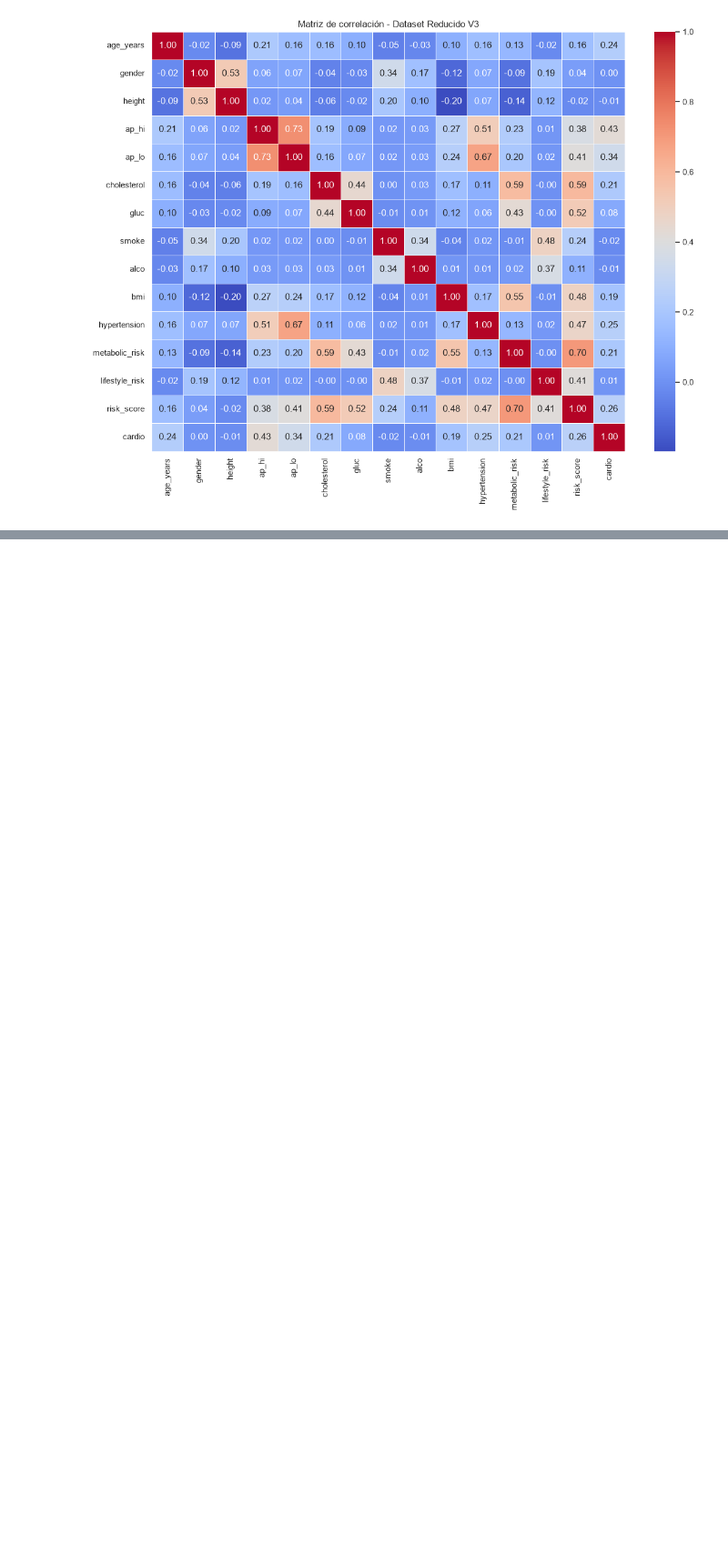
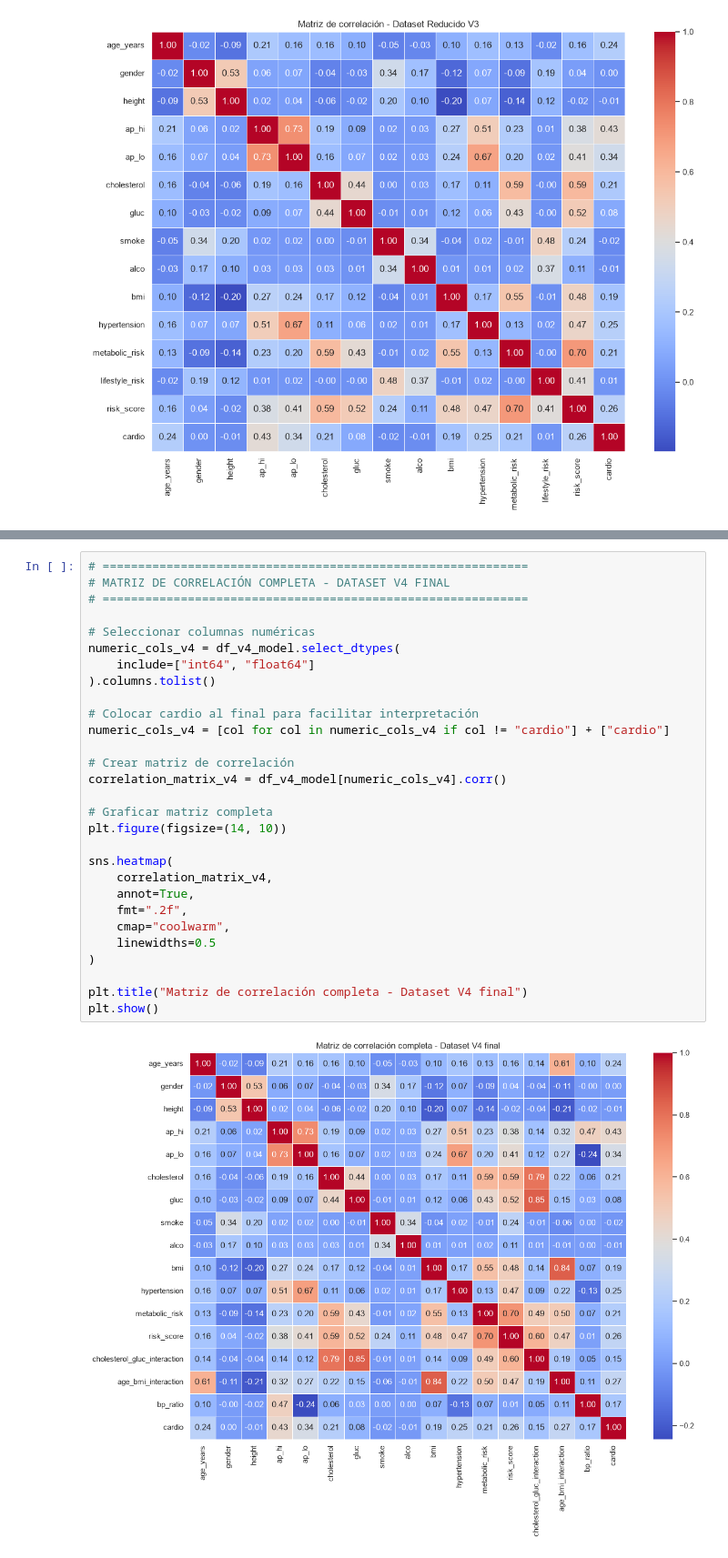
Before and after one commit to anaaacg/cardio, a Jupyter notebook: Feature_engineering.ipynb, the cells around one changed output, grey strips where cells are left out. Shown at 91% size. Cells and saved outputs as stored; diff of their text form; blank space fills up the shorter version.

```diff
--- a/Feature_engineering.ipynb
+++ b/Feature_engineering.ipynb
@@ -1119,0 +1365,31 @@ plt.show()
+# %%
+# ============================================================
+# MATRIZ DE CORRELACIÓN COMPLETA - DATASET V4 FINAL
+# ============================================================
+
+# Seleccionar columnas numéricas
+numeric_cols_v4 = df_v4_model.select_dtypes(
+    include=["int64", "float64"]
+).columns.tolist()
+
+# Colocar cardio al final para facilitar interpretación
+numeric_cols_v4 = [col for col in numeric_cols_v4 if col != "cardio"] + ["cardio"]
+
+# Crear matriz de correlación
+correlation_matrix_v4 = df_v4_model[numeric_cols_v4].corr()
+
+# Graficar matriz completa
+plt.figure(figsize=(14, 10))
+
+sns.heatmap(
+    correlation_matrix_v4,
+    annot=True,
+    fmt=".2f",
+    cmap="coolwarm",
+    linewidths=0.5
+)
+
+plt.title("Matriz de correlación completa - Dataset V4 final")
+plt.show()
+# %% [output]
+[figure, added]
```
Also changed, not shown: parts of 10 cells of this notebook, 1 other file.
